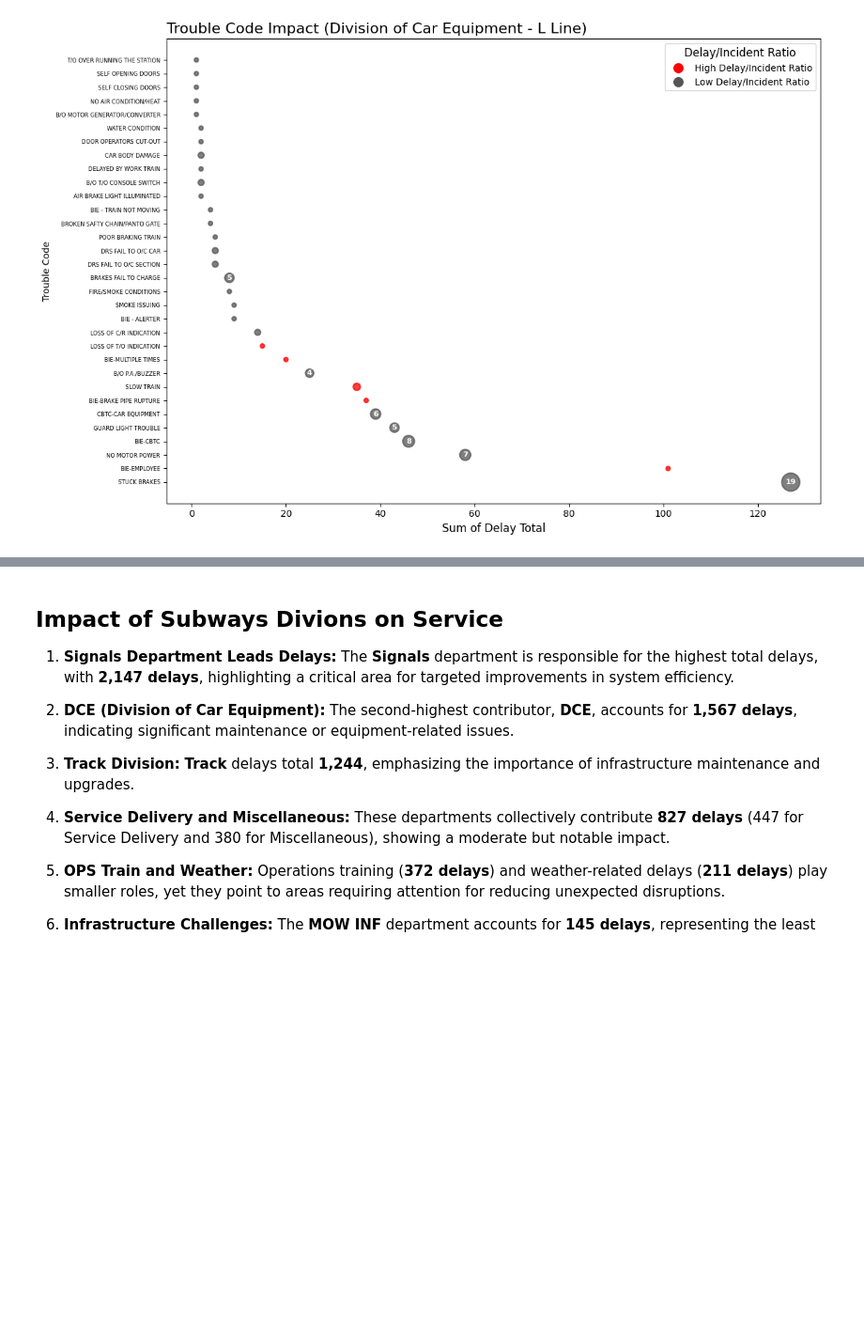
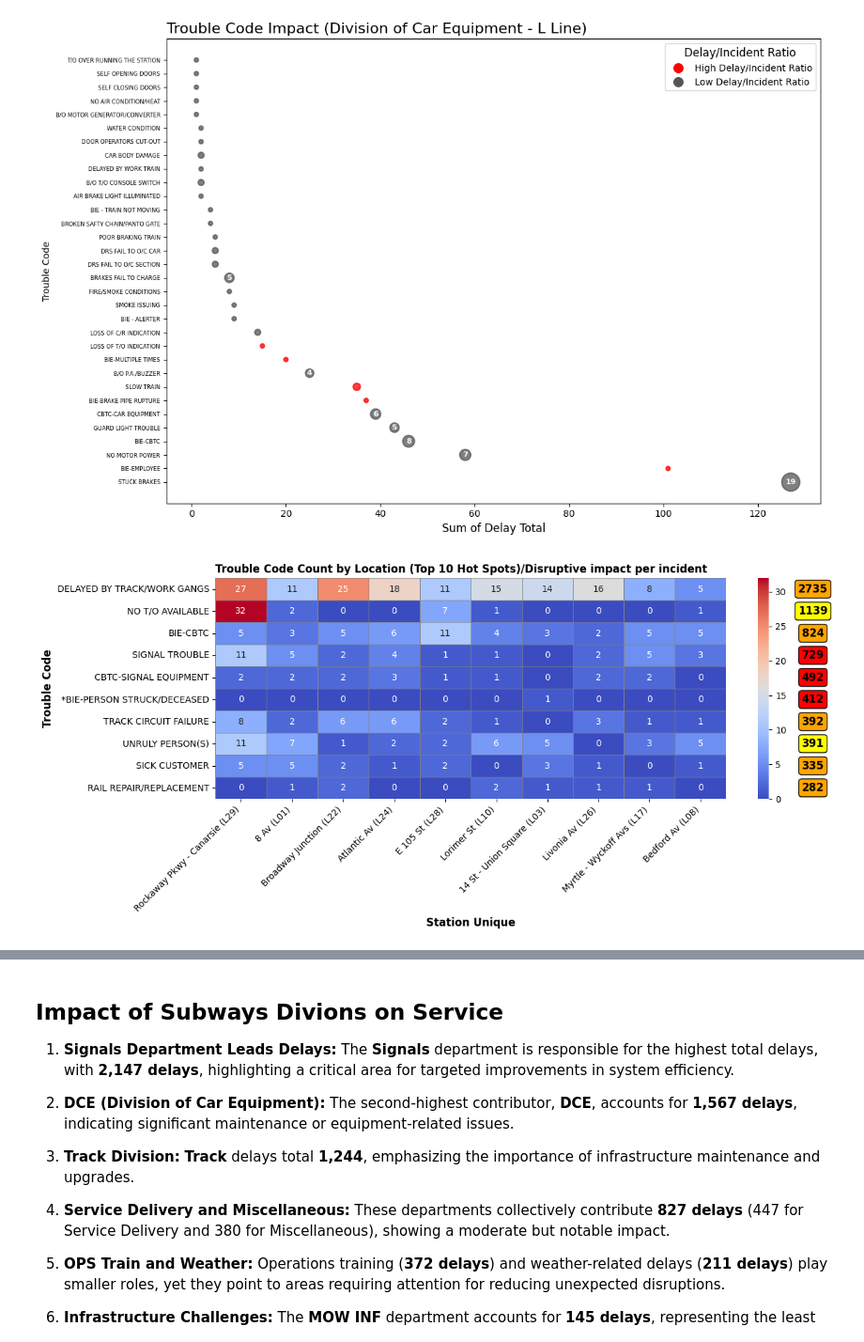
Before and after one commit to hawa1983/SD, a Jupyter notebook: 2024_L_Line_Review.ipynb, the cells around one changed output, grey strips where cells are left out. Shown at 94% size. Saved outputs shown, nothing was run; the diff lists cells and outputs as text; code cells hidden in the pictures; blank space fills up the shorter version.

```diff
--- a/2024_L_Line_Review.ipynb
+++ b/2024_L_Line_Review.ipynb
@@ -1062,19 +973,6 @@ import matplotlib.pyplot as plt
 import seaborn as sns
 import numpy as np
 import matplotlib.colors as mcolors
-
-# # Load the dataset
-file_path = 'Q_Incident_List.csv'  # Replace with your file path
-# data = pd.read_csv(file_path)
-
-# # Ensure the 'Date' column is in datetime format
-data['Date'] = pd.to_datetime(data['Date'], errors='coerce')
-
-data = data[data['Delay Type'] == 'Internal']
-
-delay_type = 'Internal'
-# Filter for "Internal" Delay Type only
-data = data[data['Delay Type'] == delay_type]
 
 # Group by 'Station Unique' and 'Trouble Code' and count occurrences
 grouped_data = data.groupby(['Station Unique', 'Trouble Code'])['Trouble Code'].count().unstack(fill_value=0)
@@ -1117,33 +1015,35 @@ def classify_delay(z_value):
 # Select **top 10 trouble codes** based on **Total Delay**
 top_trouble_codes = trouble_code_summary.nlargest(10, 'Delay_Total')['Trouble Code']
 filtered_data = filtered_data[top_trouble_codes]
 
 # Apply classification based on Z-score adjusted impact
 total_delays = trouble_code_summary.set_index('Trouble Code').loc[top_trouble_codes, 'Z_Score']
 delay_colors = [classify_delay(val) for val in total_delays]
 
 # Append total delays as the last column
 filtered_data['Total Delay'] = trouble_code_summary.set_index('Trouble Code').loc[top_trouble_codes, 'Delay_Total'].values
 
 # **Plot the heatmap**
 fig, ax = plt.subplots(figsize=(13, 6))
 sns.heatmap(filtered_data.iloc[:, :-1].T, cmap="coolwarm", annot=True, fmt=".0f", linewidths=0.5, linecolor='gray', ax=ax)
 
 # Annotate total delays with **Z-score intensity colors**
 for i, (trouble_code, delay) in enumerate(total_delays.items()):
     ax.text(len(top_stations) + 1.7, i + 0.5, f"{int(trouble_code_summary.set_index('Trouble Code').loc[trouble_code, 'Delay_Total'])}",
             ha='center', va='center', fontsize=12, fontweight='bold',
             bbox=dict(facecolor=delay_colors[i], edgecolor='black', boxstyle='round,pad=0.3'))
 
 # Customize labels and title
 plt.title('Trouble Code Count by Location (Top 10 Hot Spots)/Disruptive impact per incident', fontsize=12, fontweight='bold', loc='left')
 plt.xlabel('Station Unique', fontsize=12, fontweight='bold')
 plt.ylabel('Trouble Code', fontsize=12, fontweight='bold')
 
 plt.xticks(rotation=45, ha='right', fontsize=10)
 plt.yticks(fontsize=10)
 plt.tight_layout()
 plt.show()
+# %% [output]
+[figure, added]
 # %%
 import pandas as pd
 import matplotlib.pyplot as plt
```
Also changed, not shown: parts of 5 cells of this notebook.
